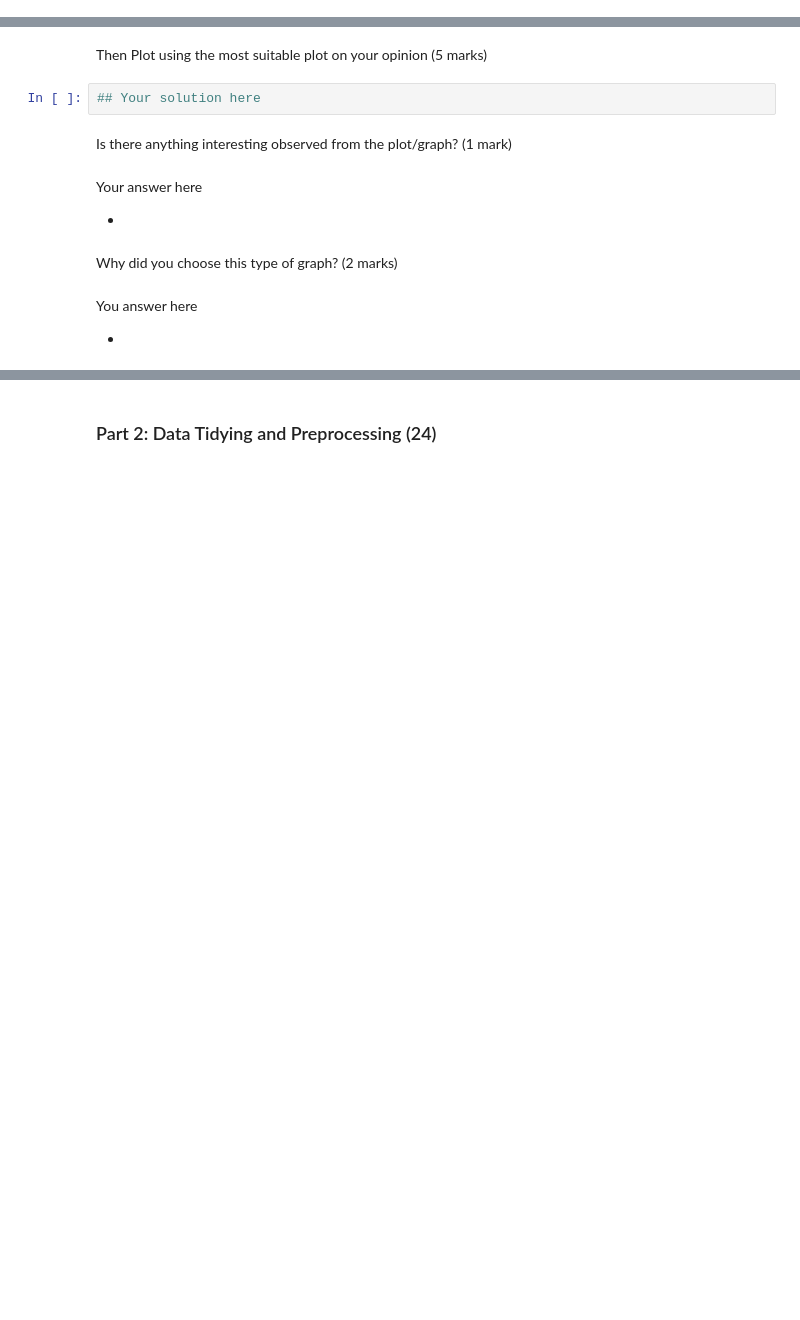
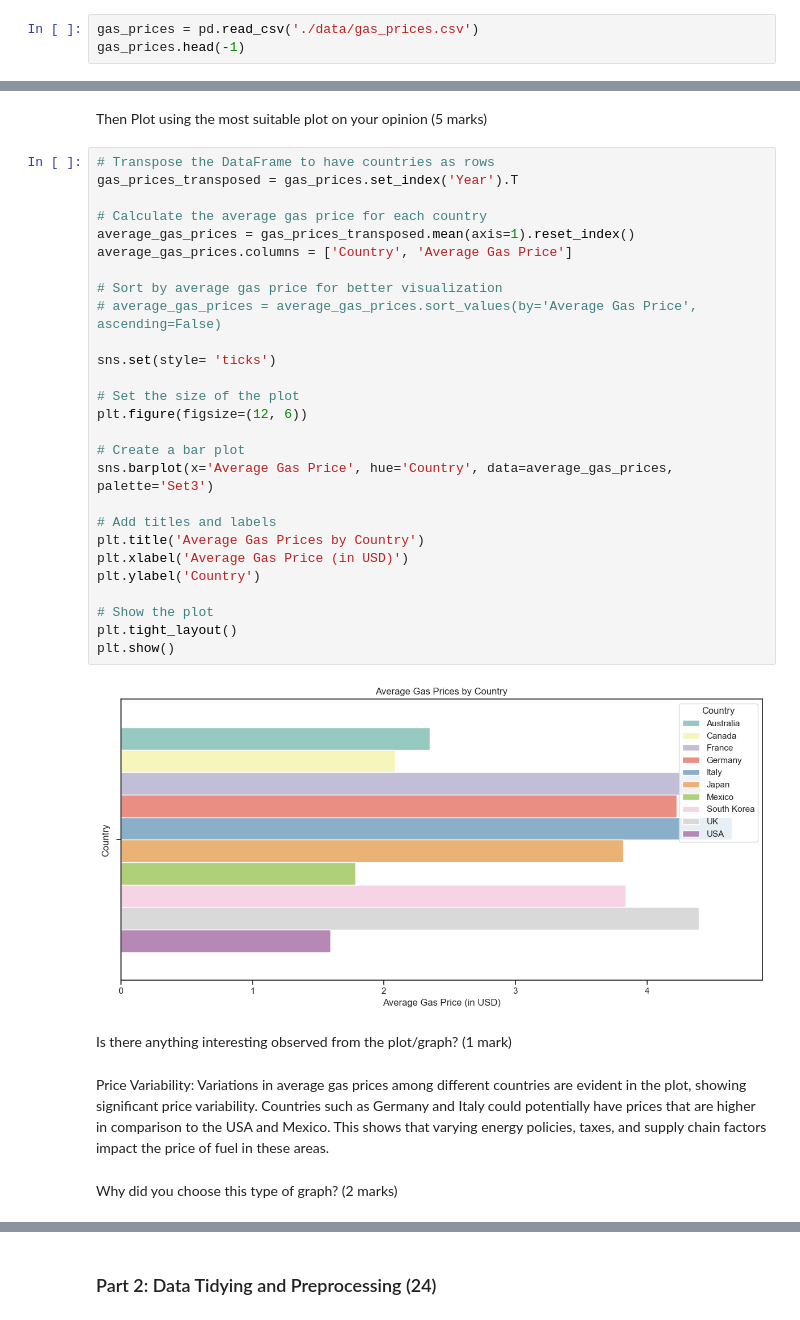
Before and after one commit to JB250101/Machine-learning, a Jupyter notebook: Assignment 2/Assignment2.ipynb, the cells around one changed output, grey strips where cells are left out. Saved outputs shown, nothing was run; the diff lists cells and outputs as text; blank space fills up the shorter version.

```diff
--- a/Assignment 2/Assignment2.ipynb
+++ b/Assignment 2/Assignment2.ipynb
@@ -218,0 +244,3 @@ First, review the data by taking a look at a few of the rows.
+# %%
+gas_prices = pd.read_csv('./data/gas_prices.csv')
+gas_prices.head(-1)
@@ -219,16 +265,37 @@ First, review the data by taking a look at a few of the rows.
 # %% [markdown]
 Then Plot using the most suitable plot on your opinion (5 marks)
-# %%
-## Your solution here
+# %%
+# Transpose the DataFrame to have countries as rows
+gas_prices_transposed = gas_prices.set_index('Year').T
+
+# Calculate the average gas price for each country
+average_gas_prices = gas_prices_transposed.mean(axis=1).reset_index()
+average_gas_prices.columns = ['Country', 'Average Gas Price']
+
+# Sort by average gas price for better visualization
+# average_gas_prices = average_gas_prices.sort_values(by='Average Gas Price', ascending=False)
+
+sns.set(style= 'ticks')
+
+# Set the size of the plot
+plt.figure(figsize=(12, 6))
+
+# Create a bar plot
+sns.barplot(x='Average Gas Price', hue='Country', data=average_gas_prices,  palette='Set3')
+
+# Add titles and labels
+plt.title('Average Gas Prices by Country')
+plt.xlabel('Average Gas Price (in USD)')
+plt.ylabel('Country')
+
+# Show the plot
+plt.tight_layout()
+plt.show()
+# %% [output]
+[figure, added]
 # %% [markdown]
 Is there anything interesting observed from the plot/graph? (1 mark)
-# %% [markdown]
-Your answer here
-
-*
+# %% [markdown]
+Price Variability: Variations in average gas prices among different countries are evident in the plot, showing significant price variability. Countries such as Germany and Italy could potentially have prices that are higher in comparison to the USA and Mexico. This shows that varying energy policies, taxes, and supply chain factors impact the price of fuel in these areas.
 # %% [markdown]
 Why did you choose this type of graph? (2 marks)
-# %% [markdown]
-You answer here
-
-*
```
Also changed, not shown: parts of 62 cells of this notebook, 2 other files.
